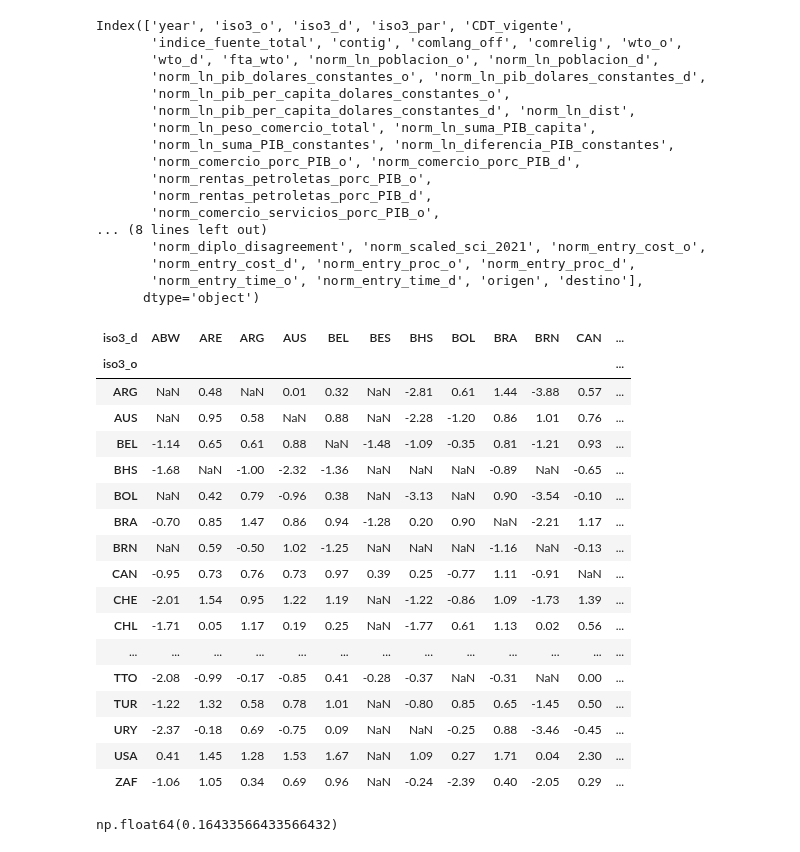
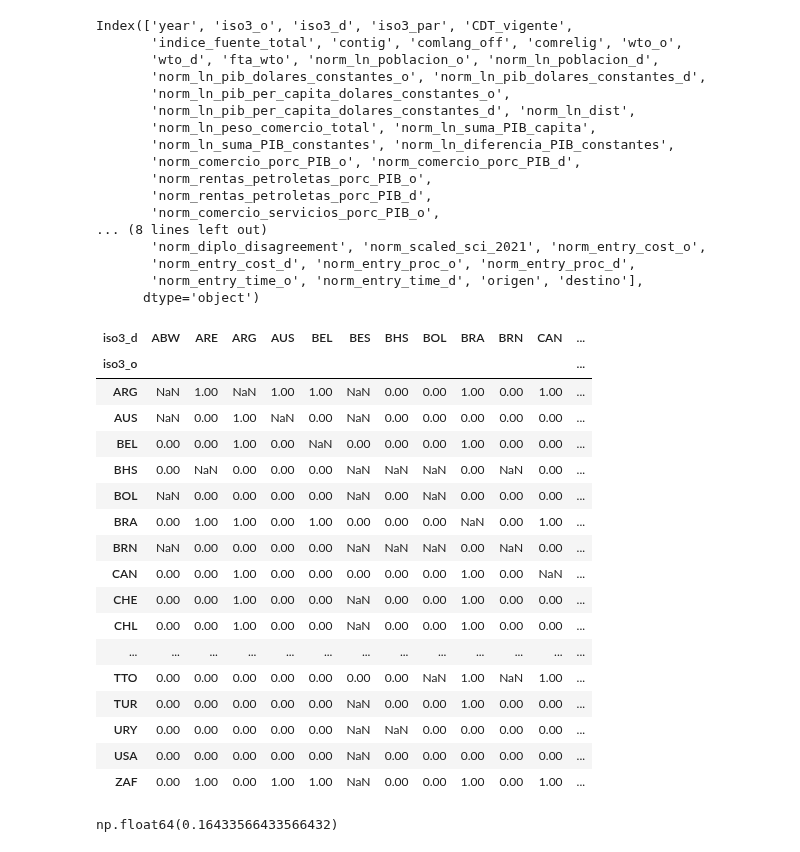
Before and after one commit to hubcborja/Trabajo_grado_ECIJG, a Jupyter notebook: AplicacionModelo.ipynb, the cells around one changed output. Cells and saved outputs as stored; diff of their text form; code cells hidden in the pictures.

```diff
--- a/AplicacionModelo.ipynb
+++ b/AplicacionModelo.ipynb
@@ -808,24 +813,24 @@ matriz_adyacencia_df = matriz_adyacencia_df.reindex(index=nodos_totales, columns
 
 matriz_binaria_np = matriz_adyacencia_df.to_numpy(dtype=float)
-# %%
-matriz_simetrica
-# %% [output]
-| iso3_d | ABW | ARE | ARG | AUS | BEL | BES | BHS | BOL | BRA | BRN | CAN | ... |
-| iso3_o |  |  |  |  |  |  |  |  |  |  |  | ... |
-| ARG | NaN | 0.48 | NaN | 0.01 | 0.32 | NaN | -2.81 | 0.61 | 1.44 | -3.88 | 0.57 | ... |
-| AUS | NaN | 0.95 | 0.58 | NaN | 0.88 | NaN | -2.28 | -1.20 | 0.86 | 1.01 | 0.76 | ... |
-| BEL | -1.14 | 0.65 | 0.61 | 0.88 | NaN | -1.48 | -1.09 | -0.35 | 0.81 | -1.21 | 0.93 | ... |
-| BHS | -1.68 | NaN | -1.00 | -2.32 | -1.36 | NaN | NaN | NaN | -0.89 | NaN | -0.65 | ... |
-| BOL | NaN | 0.42 | 0.79 | -0.96 | 0.38 | NaN | -3.13 | NaN | 0.90 | -3.54 | -0.10 | ... |
-| BRA | -0.70 | 0.85 | 1.47 | 0.86 | 0.94 | -1.28 | 0.20 | 0.90 | NaN | -2.21 | 1.17 | ... |
-| BRN | NaN | 0.59 | -0.50 | 1.02 | -1.25 | NaN | NaN | NaN | -1.16 | NaN | -0.13 | ... |
-| CAN | -0.95 | 0.73 | 0.76 | 0.73 | 0.97 | 0.39 | 0.25 | -0.77 | 1.11 | -0.91 | NaN | ... |
-| CHE | -2.01 | 1.54 | 0.95 | 1.22 | 1.19 | NaN | -1.22 | -0.86 | 1.09 | -1.73 | 1.39 | ... |
-| CHL | -1.71 | 0.05 | 1.17 | 0.19 | 0.25 | NaN | -1.77 | 0.61 | 1.13 | 0.02 | 0.56 | ... |
-| ... | ... | ... | ... | ... | ... | ... | ... | ... | ... | ... | ... | ... |
-| TTO | -2.08 | -0.99 | -0.17 | -0.85 | 0.41 | -0.28 | -0.37 | NaN | -0.31 | NaN | 0.00 | ... |
-| TUR | -1.22 | 1.32 | 0.58 | 0.78 | 1.01 | NaN | -0.80 | 0.85 | 0.65 | -1.45 | 0.50 | ... |
-| URY | -2.37 | -0.18 | 0.69 | -0.75 | 0.09 | NaN | NaN | -0.25 | 0.88 | -3.46 | -0.45 | ... |
-| USA | 0.41 | 1.45 | 1.28 | 1.53 | 1.67 | NaN | 1.09 | 0.27 | 1.71 | 0.04 | 2.30 | ... |
-| ZAF | -1.06 | 1.05 | 0.34 | 0.69 | 0.96 | NaN | -0.24 | -2.39 | 0.40 | -2.05 | 0.29 | ... |
+# %%
+matriz_dirigida
+# %% [output]
+| iso3_d | ABW | ARE | ARG | AUS | BEL | BES | BHS | BOL | BRA | BRN | CAN | ... |
+| iso3_o |  |  |  |  |  |  |  |  |  |  |  | ... |
+| ARG | NaN | 1.00 | NaN | 1.00 | 1.00 | NaN | 0.00 | 0.00 | 1.00 | 0.00 | 1.00 | ... |
+| AUS | NaN | 0.00 | 1.00 | NaN | 0.00 | NaN | 0.00 | 0.00 | 0.00 | 0.00 | 0.00 | ... |
+| BEL | 0.00 | 0.00 | 1.00 | 0.00 | NaN | 0.00 | 0.00 | 0.00 | 1.00 | 0.00 | 0.00 | ... |
+| BHS | 0.00 | NaN | 0.00 | 0.00 | 0.00 | NaN | NaN | NaN | 0.00 | NaN | 0.00 | ... |
+| BOL | NaN | 0.00 | 0.00 | 0.00 | 0.00 | NaN | 0.00 | NaN | 0.00 | 0.00 | 0.00 | ... |
+| BRA | 0.00 | 1.00 | 1.00 | 0.00 | 1.00 | 0.00 | 0.00 | 0.00 | NaN | 0.00 | 1.00 | ... |
+| BRN | NaN | 0.00 | 0.00 | 0.00 | 0.00 | NaN | NaN | NaN | 0.00 | NaN | 0.00 | ... |
+| CAN | 0.00 | 0.00 | 1.00 | 0.00 | 0.00 | 0.00 | 0.00 | 0.00 | 1.00 | 0.00 | NaN | ... |
+| CHE | 0.00 | 0.00 | 1.00 | 0.00 | 0.00 | NaN | 0.00 | 0.00 | 1.00 | 0.00 | 0.00 | ... |
+| CHL | 0.00 | 0.00 | 1.00 | 0.00 | 0.00 | NaN | 0.00 | 0.00 | 1.00 | 0.00 | 0.00 | ... |
+| ... | ... | ... | ... | ... | ... | ... | ... | ... | ... | ... | ... | ... |
+| TTO | 0.00 | 0.00 | 0.00 | 0.00 | 0.00 | 0.00 | 0.00 | NaN | 1.00 | NaN | 1.00 | ... |
+| TUR | 0.00 | 0.00 | 0.00 | 0.00 | 0.00 | NaN | 0.00 | 0.00 | 1.00 | 0.00 | 0.00 | ... |
+| URY | 0.00 | 0.00 | 0.00 | 0.00 | 0.00 | NaN | NaN | 0.00 | 0.00 | 0.00 | 0.00 | ... |
+| USA | 0.00 | 0.00 | 0.00 | 0.00 | 0.00 | NaN | 0.00 | 0.00 | 0.00 | 0.00 | 0.00 | ... |
+| ZAF | 0.00 | 1.00 | 0.00 | 1.00 | 1.00 | NaN | 0.00 | 0.00 | 1.00 | 0.00 | 1.00 | ... |
 # %%
```
Also changed, not shown: parts of 26 cells of this notebook.
